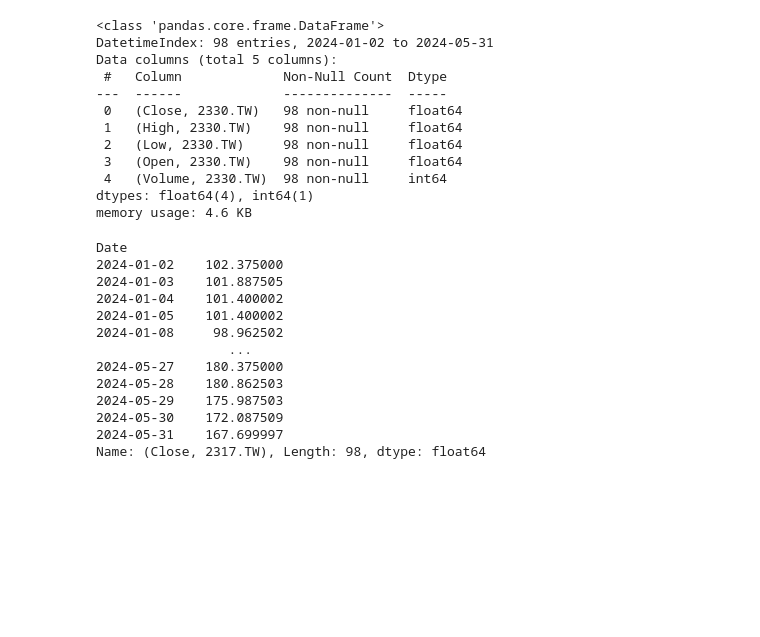
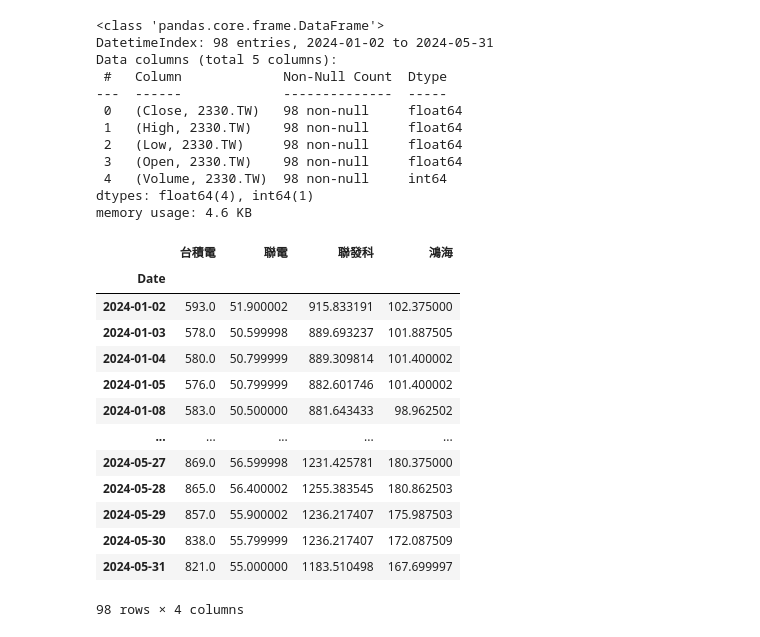
Before and after one commit to roberthsu2003/__2025_05_03_chihlee__, a Jupyter notebook: lesson14/lesson14_2.ipynb, the cells around one changed output. Saved outputs shown, nothing was run; the diff lists cells and outputs as text; code cells hidden in the pictures; blank space fills up the shorter version.

```diff
--- a/lesson14/lesson14_2.ipynb
+++ b/lesson14/lesson14_2.ipynb
@@ -26,21 +26,32 @@ dtypes: float64(4), int64(1)
 memory usage: 4.6 KB
 # %%
 tw2330['Close']['2330.TW']
-tw2330[('Close','2330.TW')]
-tw2303[('Close','2303.TW')]
-tw2454[('Close','2454.TW')]
-tw2317[('Close','2317.TW')]
+tw2330_data= tw2330[('Close','2330.TW')]
+tw2303_data = tw2303[('Close','2303.TW')]
+tw2454_data = tw2454[('Close','2454.TW')]
+tw2317_data = tw2317[('Close','2317.TW')]
-# %% [output]
-Date
-2024-01-02    102.375000
-2024-01-03    101.887505
-2024-01-04    101.400002
-2024-01-05    101.400002
-2024-01-08     98.962502
-                 ...
-2024-05-27    180.375000
-2024-05-28    180.862503
-2024-05-29    175.987503
-2024-05-30    172.087509
-2024-05-31    167.699997
-Name: (Close, 2317.TW), Length: 98, dtype: float64
+# %%
+import pandas as pd
+data = {
+    "台積電":tw2330_data,
+    "聯電":tw2303_data,
+    "聯發科":tw2454_data,
+    "鴻海":tw2317_data
+}
+df = pd.DataFrame(data)
+df
+# %% [output]
+|  | 台積電 | 聯電 | 聯發科 | 鴻海 |
+| Date |  |  |  |  |
+| 2024-01-02 | 593.0 | 51.900002 | 915.833191 | 102.375000 |
+| 2024-01-03 | 578.0 | 50.599998 | 889.693237 | 101.887505 |
+| 2024-01-04 | 580.0 | 50.799999 | 889.309814 | 101.400002 |
+| 2024-01-05 | 576.0 | 50.799999 | 882.601746 | 101.400002 |
+| 2024-01-08 | 583.0 | 50.500000 | 881.643433 | 98.962502 |
+| ... | ... | ... | ... | ... |
+| 2024-05-27 | 869.0 | 56.599998 | 1231.425781 | 180.375000 |
+| 2024-05-28 | 865.0 | 56.400002 | 1255.383545 | 180.862503 |
+| 2024-05-29 | 857.0 | 55.900002 | 1236.217407 | 175.987503 |
+| 2024-05-30 | 838.0 | 55.799999 | 1236.217407 | 172.087509 |
+| 2024-05-31 | 821.0 | 55.000000 | 1183.510498 | 167.699997 |
+98 rows × 4 columns
```
Also changed, not shown: parts of 1 cell of this notebook.
